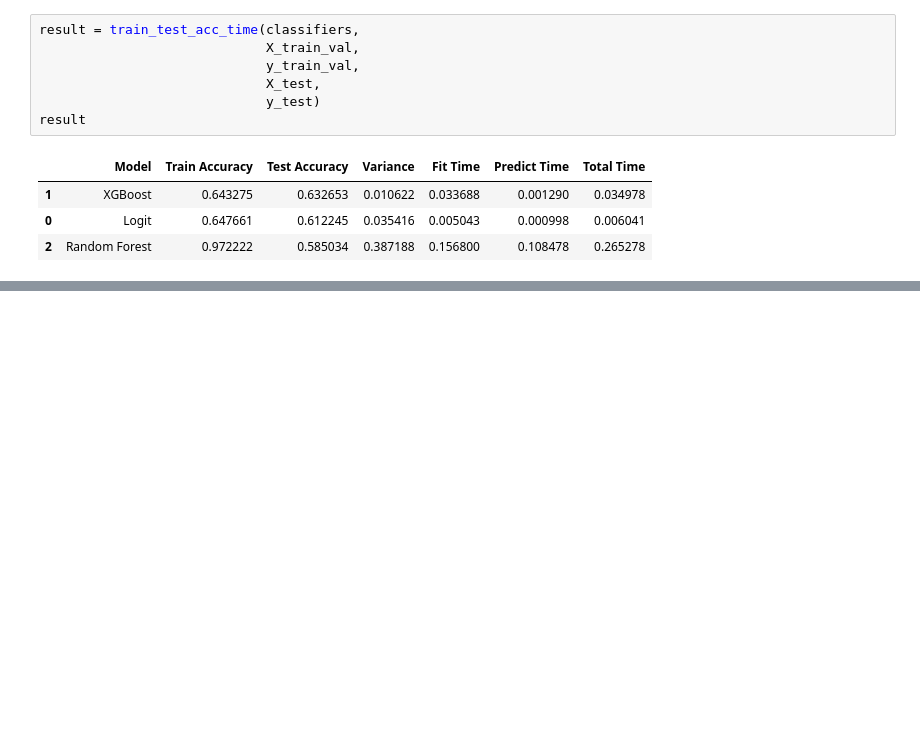
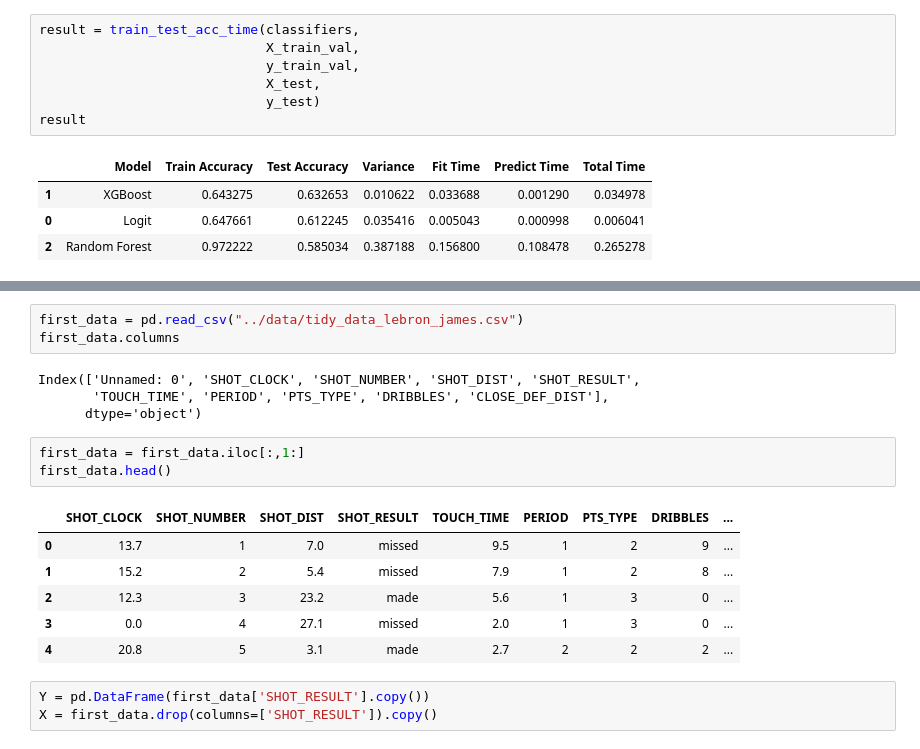
Before and after one commit to jessimk/DSCI-522-Jes-Alex, a Jupyter notebook: docs/Analysis Revisited.ipynb, the cells around one changed output, grey strips where cells are left out. Saved outputs shown, nothing was run; the diff lists cells and outputs as text; blank space fills up the shorter version.

Commit message:
adding original data analysis as well

```diff
--- a/docs/Analysis Revisited.ipynb
+++ b/docs/Analysis Revisited.ipynb
@@ -361,0 +385,20 @@ result
+# %%
+first_data = pd.read_csv("../data/tidy_data_lebron_james.csv")
+first_data.columns
+# %% [output]
+Index(['Unnamed: 0', 'SHOT_CLOCK', 'SHOT_NUMBER', 'SHOT_DIST', 'SHOT_RESULT',
+       'TOUCH_TIME', 'PERIOD', 'PTS_TYPE', 'DRIBBLES', 'CLOSE_DEF_DIST'],
+      dtype='object')
+# %%
+first_data = first_data.iloc[:,1:]
+first_data.head()
+# %% [output]
+|  | SHOT_CLOCK | SHOT_NUMBER | SHOT_DIST | SHOT_RESULT | TOUCH_TIME | PERIOD | PTS_TYPE | DRIBBLES | ... |
+| 0 | 13.7 | 1 | 7.0 | missed | 9.5 | 1 | 2 | 9 | ... |
+| 1 | 15.2 | 2 | 5.4 | missed | 7.9 | 1 | 2 | 8 | ... |
+| 2 | 12.3 | 3 | 23.2 | made | 5.6 | 1 | 3 | 0 | ... |
+| 3 | 0.0 | 4 | 27.1 | missed | 2.0 | 1 | 3 | 0 | ... |
+| 4 | 20.8 | 5 | 3.1 | made | 2.7 | 2 | 2 | 2 | ... |
+# %%
+Y = pd.DataFrame(first_data['SHOT_RESULT'].copy())
+X = first_data.drop(columns=['SHOT_RESULT']).copy()
```
Also changed, not shown: parts of 7 cells of this notebook.
